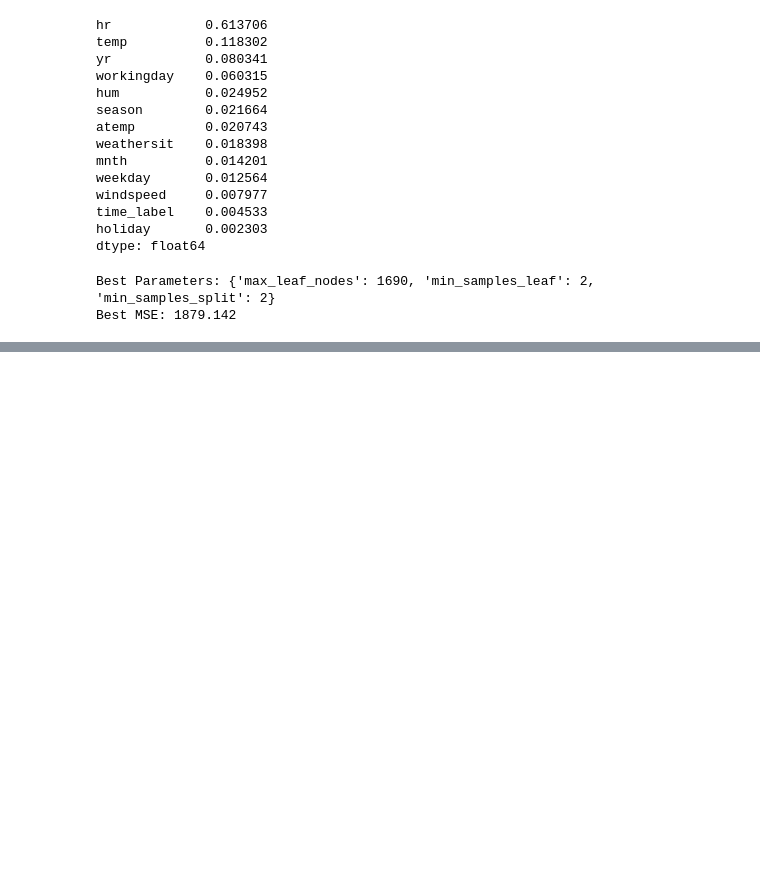
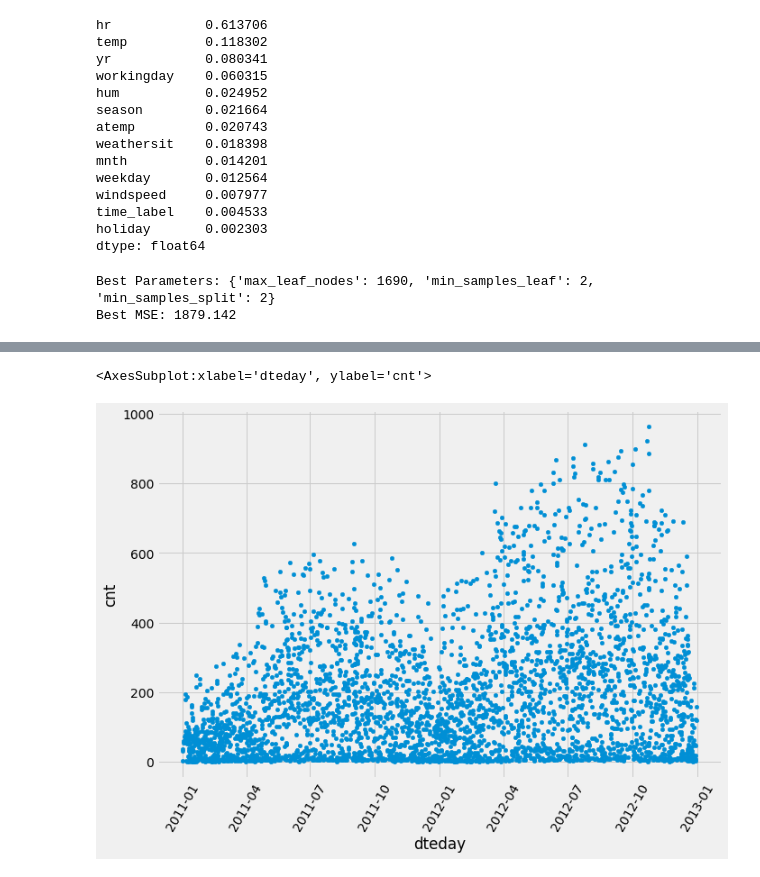
Before and after one commit to chouwwa/Predicting-Bicycle-Rentals, a Jupyter notebook: Predicting Bicycle Rentals.ipynb, the cells around one changed output, grey strips where cells are left out. Saved outputs shown, nothing was run; the diff lists cells and outputs as text; code cells hidden in the pictures; blank space fills up the shorter version.

```diff
--- a/Predicting Bicycle Rentals.ipynb
+++ b/Predicting Bicycle Rentals.ipynb
@@ -382,0 +419,14 @@ plt.show()
+# %%
+best_predictions = pd.Series(best_est.predict(test[features]), name='prediction')
+best_predictions = pd.concat([test['cnt'].reset_index().rename(columns={'index': 'old_cnt_index'}), best_predictions], axis=1)
+best_predictions.insert(0, 'old_cnt_index', best_predictions.pop('old_cnt_index'))
+best_predictions.insert(1, 'dteday', pd.to_datetime(test['dteday'].copy().reset_index(drop=True)))
+best_predictions['error'] = np.abs(best_predictions['cnt'] - best_predictions['prediction'])
+# %%
+fig, ax = plt.subplots(figsize=(10,7))
+
+best_predictions.plot.scatter(ax=ax, x='dteday', y='cnt', rot=60)
+# best_predictions['dteday']
+# %% [output]
+<AxesSubplot:xlabel='dteday', ylabel='cnt'>
+[figure, added]
```
Also changed, not shown: parts of 23 cells of this notebook.
